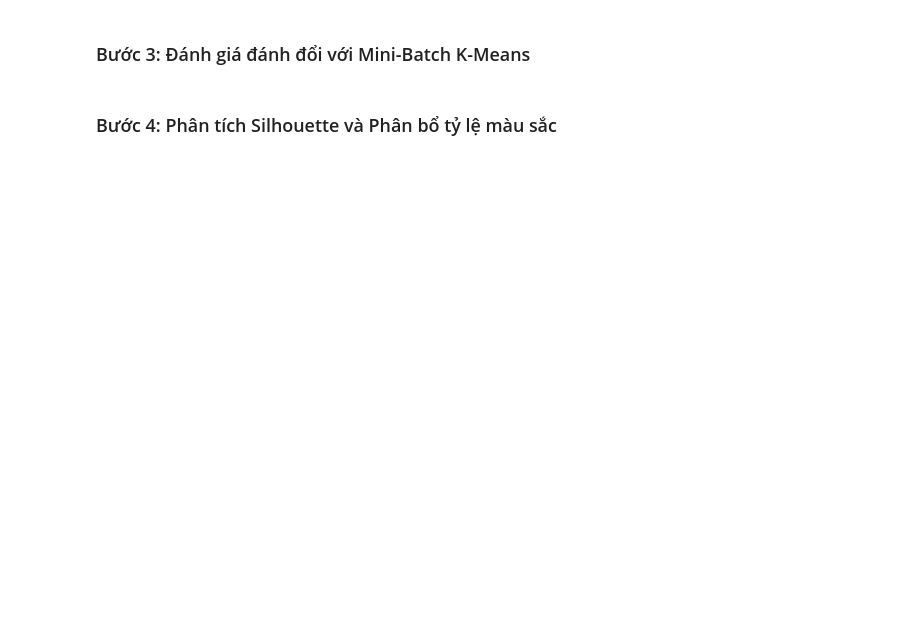
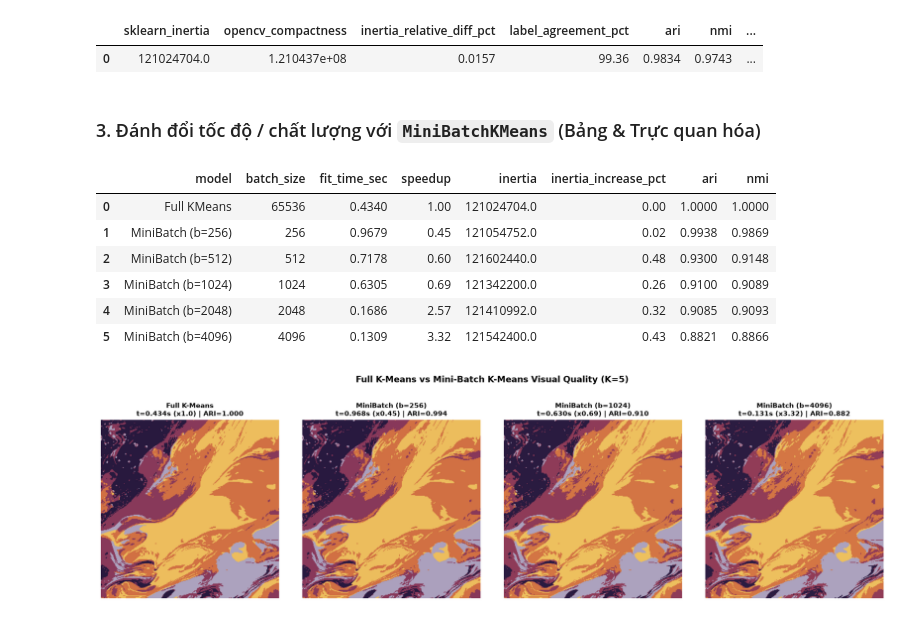
Before and after one commit to iamtien77/Lab_3.2_ADDITIONAL_K-MEANS_IMAGE_SEGMENTATION, a Jupyter notebook: notebooks/04_advanced_comparisons_and_metrics.ipynb, the cells around one changed output. Cells and saved outputs as stored; diff of their text form; code cells hidden in the pictures; blank space fills up the shorter version.

Commit message:
docs: hoàn thiện bốn notebook trực quan inline và báo cáo thực nghiệm

```diff
--- a/notebooks/04_advanced_comparisons_and_metrics.ipynb
+++ b/notebooks/04_advanced_comparisons_and_metrics.ipynb
@@ -23,2 +57,0 @@ from src.evaluation.visualization import plot_cluster_distribution
-# %% [markdown]
-### Bước 3: Đánh giá đánh đổi với Mini-Batch K-Means
@@ -30,2 +57,0 @@ from src.evaluation.visualization import plot_cluster_distribution
-# %% [markdown]
-### Bước 4: Phân tích Silhouette và Phân bổ tỷ lệ màu sắc
@@ -35,0 +58,53 @@ from src.evaluation.visualization import plot_cluster_distribution
+# %%
+cv_trainer = OpenCVKMeansTrainer()
+cv_compactness, cv_labels, _ = cv_trainer.train(pixel_matrix, k=FINAL_K, attempts=N_INIT, max_iter=MAX_ITER)
+cv_report = cv_trainer.compare_with_sklearn(
+    sklearn_labels=final_model.labels_,
+    opencv_labels=cv_labels,
+    sklearn_inertia=float(final_model.inertia_),
+    opencv_compactness=cv_compactness,
+    sklearn_time_sec=sk_time,
+    opencv_time_sec=cv_trainer.last_fit_time_sec_,
+)
+display(pd.DataFrame([cv_report]))
+# %% [output]
+|  | sklearn_inertia | opencv_compactness | inertia_relative_diff_pct | label_agreement_pct | ari | nmi | ... |
+| 0 | 121024704.0 | 1.210437e+08 | 0.0157 | 99.36 | 0.9834 | 0.9743 | ... |
+# %% [markdown]
+### 3. Đánh đổi tốc độ / chất lượng với `MiniBatchKMeans` (Bảng & Trực quan hóa)
+# %%
+mb_trainer = MiniBatchKMeansTrainer(random_state=RANDOM_SEED)
+df_mb = mb_trainer.compare_batch_sizes(
+    pixel_matrix,
+    k=FINAL_K,
+    full_kmeans_model=final_model,
+    batch_sizes=[256, 512, 1024, 2048, 4096],
+)
+display(df_mb)
+
+segmenter = ImageSegmenter()
+full_row = df_mb[df_mb['model'] == 'Full KMeans'].iloc[0]
+mb_panels = [('Full K-Means', segmenter.reconstruct_segmented_image(final_model.labels_, final_model.cluster_centers_, resized_shape), full_row)]
+for bs in (256, 1024, 4096):
+    row = df_mb[df_mb['batch_size'] == bs].iloc[0]
+    m_bs = MiniBatchKMeans(n_clusters=FINAL_K, batch_size=bs, n_init=N_INIT, max_iter=MAX_ITER, random_state=RANDOM_SEED)
+    lbl_bs = m_bs.fit_predict(pixel_matrix)
+    mb_panels.append((f'MiniBatch (b={bs})', segmenter.reconstruct_segmented_image(lbl_bs, m_bs.cluster_centers_, resized_shape), row))
+
+fig_mb, axes_mb = plt.subplots(1, 4, figsize=(17, 4.9))
+for ax, (name, img_vis, row) in zip(axes_mb, mb_panels):
+    ax.imshow(img_vis)
+    ax.set_title(f"{name}\nt={row['fit_time_sec']:.3f}s (x{row['speedup']}) | ARI={row['ari']:.3f}", fontsize=10, fontweight='bold')
+    ax.axis('off')
+fig_mb.suptitle(f'Full K-Means vs Mini-Batch K-Means Visual Quality (K={FINAL_K})', fontsize=13, fontweight='bold', y=0.98)
+fig_mb.tight_layout(rect=[0.0, 0.0, 1.0, 0.89])
+show_figure(fig_mb)
+# %% [output]
+|  | model | batch_size | fit_time_sec | speedup | inertia | inertia_increase_pct | ari | nmi |
+| 0 | Full KMeans | 65536 | 0.4340 | 1.00 | 121024704.0 | 0.00 | 1.0000 | 1.0000 |
+| 1 | MiniBatch (b=256) | 256 | 0.9679 | 0.45 | 121054752.0 | 0.02 | 0.9938 | 0.9869 |
+| 2 | MiniBatch (b=512) | 512 | 0.7178 | 0.60 | 121602440.0 | 0.48 | 0.9300 | 0.9148 |
+| 3 | MiniBatch (b=1024) | 1024 | 0.6305 | 0.69 | 121342200.0 | 0.26 | 0.9100 | 0.9089 |
+| 4 | MiniBatch (b=2048) | 2048 | 0.1686 | 2.57 | 121410992.0 | 0.32 | 0.9085 | 0.9093 |
+| 5 | MiniBatch (b=4096) | 4096 | 0.1309 | 3.32 | 121542400.0 | 0.43 | 0.8821 | 0.8866 |
+[figure, added]
```
Also changed, not shown: parts of 12 cells of this notebook, 4 other files.
